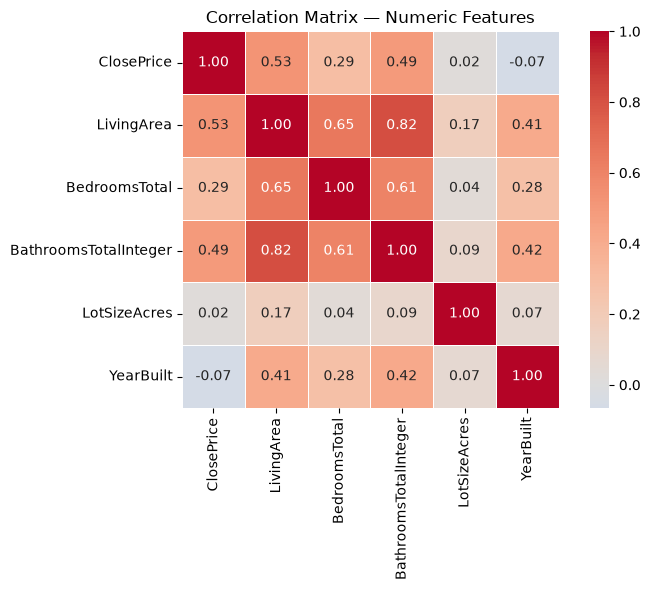
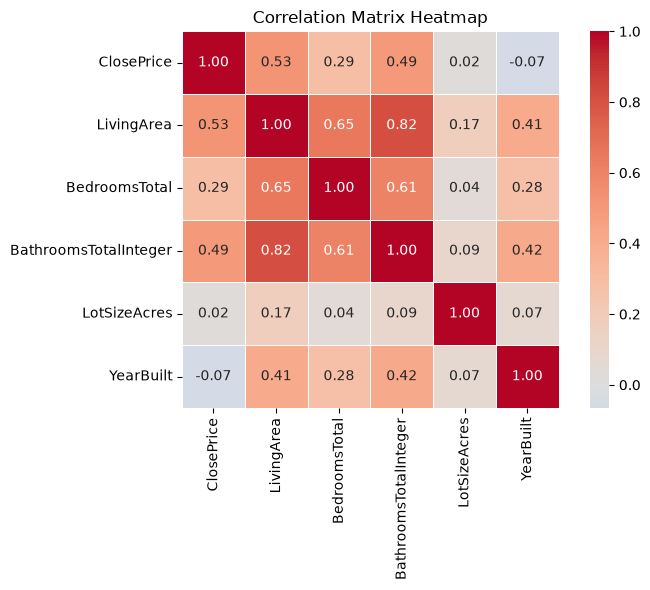
Unified diff of the notebook cell whose output changed from the first chart to the second:
--- before
+++ after
@@ -7,14 +7,20 @@
 
 print(f'Rows used for correlation: {len(corr_df):,}')
-spearman_corr = corr_df.corr(method='spearman')['ClosePrice'].drop('ClosePrice').sort_values(ascending=False)
 
-print('Spearman correlation with ClosePrice:')
-print(spearman_corr)
+# ranking predictors by their Spearman correlation with ClosePrice
+ranking = ( 
+    corr_df.corr(method='spearman')['ClosePrice']
+    .drop('ClosePrice')
+    .sort_values(ascending=False)
+)
+print(f'Spearman correlation with ClosePrice: \n{ranking}')
 
-corr = corr_df.corr()  # Pearson, full matrix
+#Heatmap of correlation matrix across the variable pairings via pearson method
+
+corr = corr_df.corr()
 
 plt.figure(figsize=(8, 6))
 sns.heatmap(corr, annot=True, fmt='.2f', cmap='coolwarm', center=0, square=True, linewidths=0.5)
-plt.title('Correlation Matrix — Numeric Features')
+plt.title('Correlation Matrix Heatmap')
 plt.tight_layout()
 plt.show()

Commit: Finalized Week 2 errors and documentation